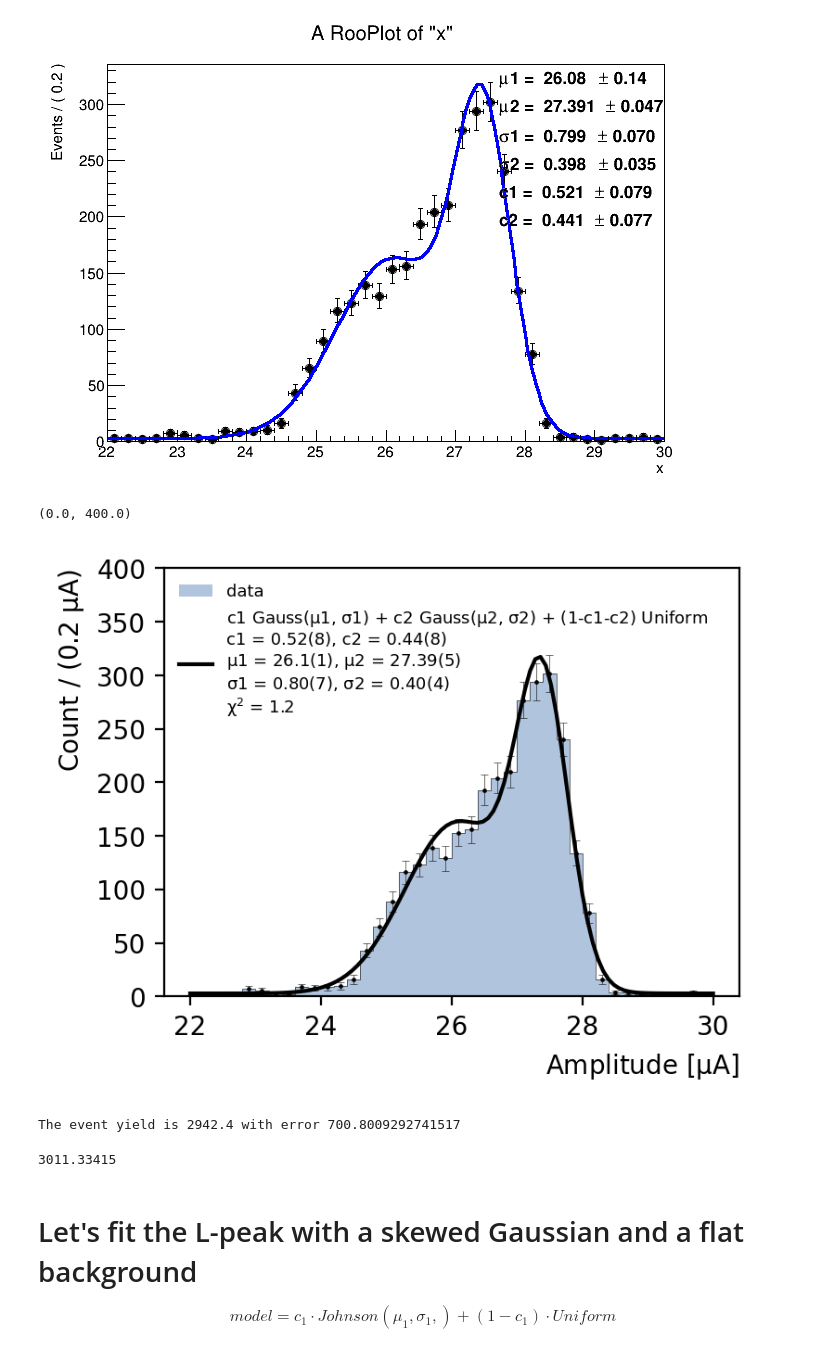
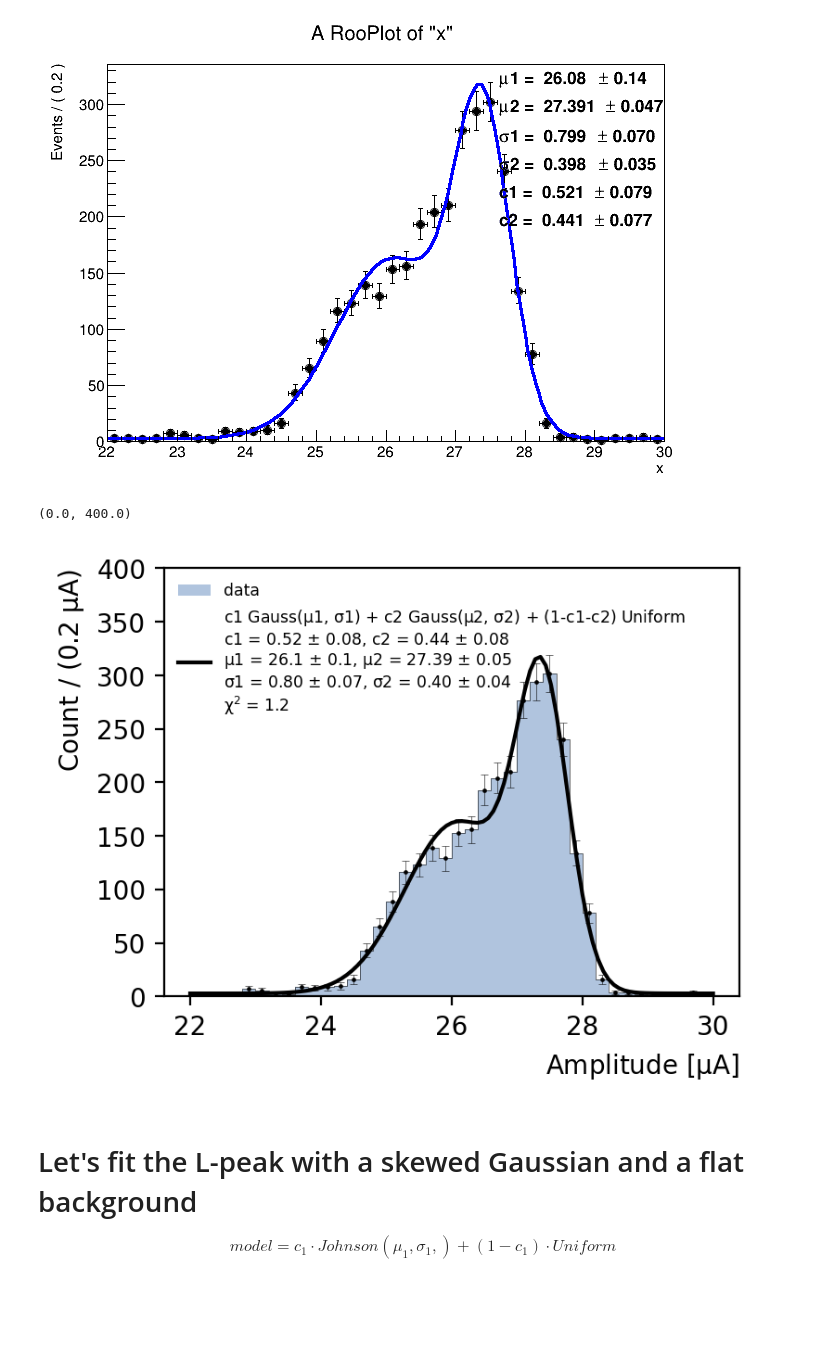
Before and after one commit to perry5334/CDMS, a Jupyter notebook: notebooks/CUTE/Ge71_Lines/Ge71_Activation_Lines.ipynb, the cells around one changed output. Drawn from its saved outputs; the diff is of its cells as text; code cells hidden in the pictures; blank space fills up the shorter version.

```diff
--- a/notebooks/CUTE/Ge71_Lines/Ge71_Activation_Lines.ipynb
+++ b/notebooks/CUTE/Ge71_Lines/Ge71_Activation_Lines.ipynb
@@ -256,36 +256,26 @@ PDF = np.array([gauss1_gauss2_flat(i, c1, c2, mu1, mu2, sigma1, sigma2, xrange)
 # %%
 plt.figure(figsize=(4,3), dpi=200)
 plt.hist(K_peak_data, bins=K_peak_bins, color = 'lightsteelblue', label = 'data')
 plt.hist(K_peak_data, bins=K_peak_bins, histtype='step', color = 'black', lw = 0.2)
 plt.xlabel(r"Amplitude [$\mathrm{\mu A}$]")
 plt.ylabel("Count / (0.2 $\mathrm{\mu A}$)")
 
 plt.plot(x, PDF*len(K_peak_data)*np.diff(K_peak_bins)[0], color = 'black',
          label = r'c1 Gauss($\mathrm{\mu 1}$, $\mathrm{\sigma1}$) + c2 Gauss($\mathrm{\mu 2}$, $\mathrm{\sigma2}$) + (1-c1-c2) Uniform' +
-                                    '\n' +r'c1 = 0.52(8), c2 = 0.44(8)'
-                                    '\n' + r'$\mathrm{\mu1}$ = 26.1(1), $\mathrm{\mu2}$ = 27.39(5)'
-                                    '\n' + r'$\mathrm{\sigma1}$ = 0.80(7), $\mathrm{\sigma2}$ = 0.40(4)'
+                                    '\n' +r'c1 = 0.52 $\pm$ 0.08, c2 = 0.44 $\pm$ 0.08'
+                                    '\n' + r'$\mathrm{\mu1}$ = 26.1 $\pm$ 0.1, $\mathrm{\mu2}$ = 27.39 $\pm$ 0.05'
+                                    '\n' + r'$\mathrm{\sigma1}$ = 0.80 $\pm$ 0.07, $\mathrm{\sigma2}$ = 0.40 $\pm$ 0.04'
                                     '\n' + r'$\mathrm{\chi^2}$ = ' + f'{np.round(frame.chiSquare(), 2)}')
 
 plt.errorbar(bin_centers, counts, yerr = counts_err, ls = "None", color='black', capsize = 1.5, elinewidth=0.2, capthick = 0.2)
 plt.scatter(bin_centers, counts, color = 'black', s = 0.5)
 
-plt.legend(fontsize = 6.5, loc = 'upper left')
+plt.legend(fontsize = 6.2, loc = 'upper left')
 
 plt.ylim(0, 400)
 # %% [output]
 (0.0, 400.0)
-[figure, old version]
+[figure, new version]
-# %%
-event_yield = len(K_peak_data) * (0.52 + 0.44)
-print(f'The event yield is {event_yield} with error {np.sqrt( (event_yield * (0.08/0.52))**2 + (event_yield * (0.08/0.44))**2 )}')
-# %% [output]
-The event yield is 2942.4 with error 700.8009292741517
-# %%
-event_yield = len(K_peak_data[(K_peak_data > 26.1 - 3 * 0.8) & (K_peak_data < 27.39 + 3 * 0.8)])
-event_yield - (1 - 0.52 - 0.44) * 1.0 / xrange * len(K_peak_data)*np.diff(K_peak_bins)[0] * ( (27.39 + 3 * 0.8) - (26.1 - 3 * 0.8))
-# %% [output]
-3011.33415
 # %% [markdown]
 # Let's fit the L-peak with a skewed Gaussian and a flat background
 $$
```
Also changed, not shown: parts of 7 cells of this notebook, 1 other file.
